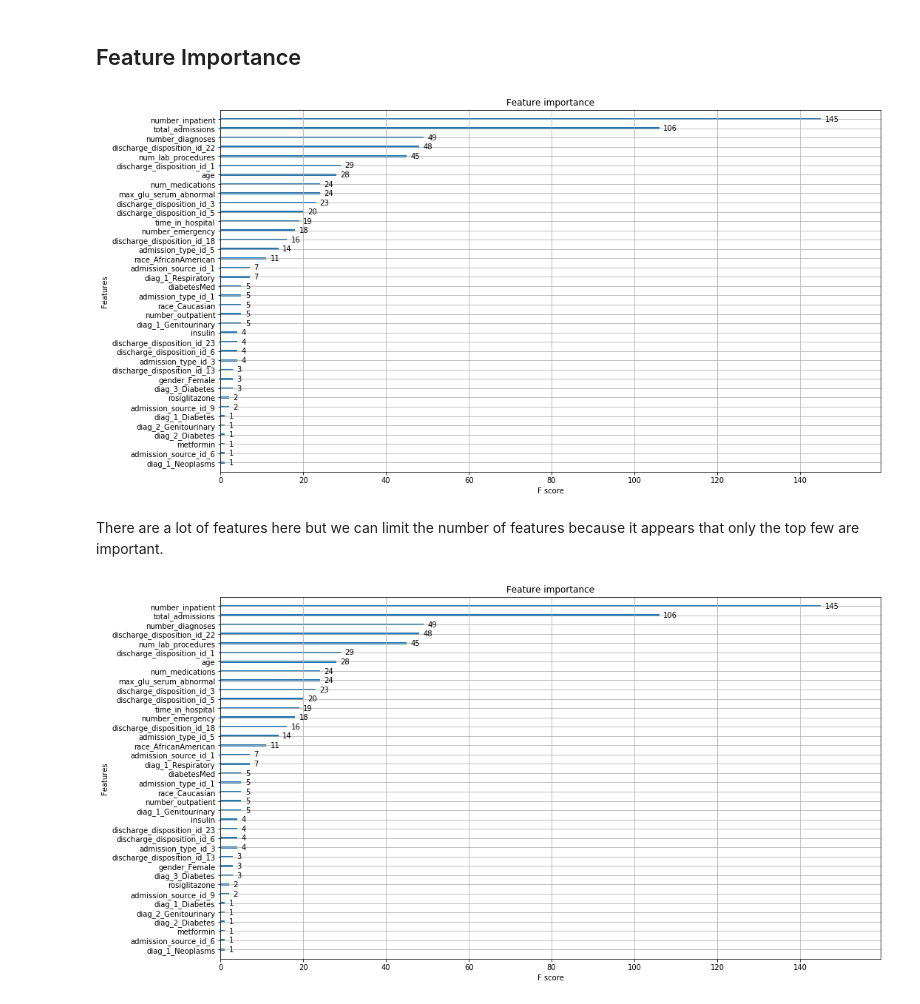
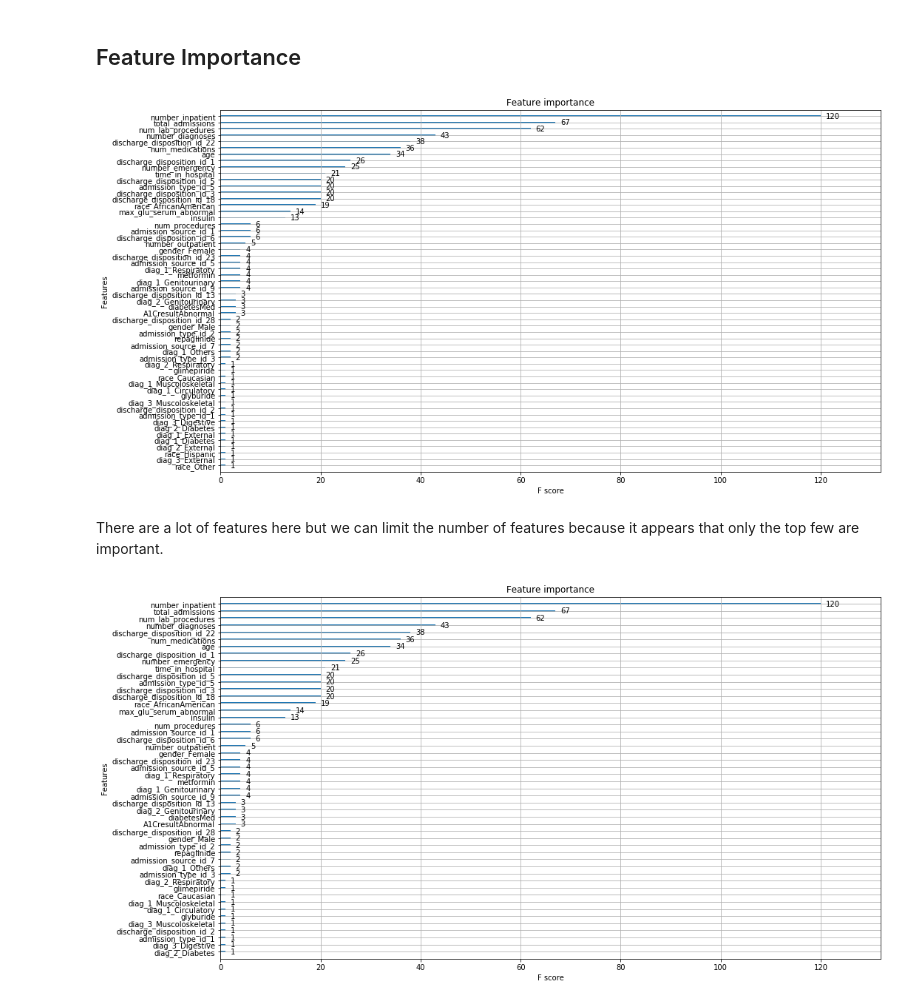
Before and after one commit to Sangha05/Diabetes_Readmission, a Jupyter notebook: Short Term Risk Prediction With XGBoost V3.ipynb, the cells around one changed output. Cells and saved outputs as stored; diff of their text form; code cells hidden in the pictures.

```diff
--- a/Short Term Risk Prediction With XGBoost V3.ipynb
+++ b/Short Term Risk Prediction With XGBoost V3.ipynb
@@ -96,7 +96,7 @@ Best: 0.615385 using {'learning_rate': 0.03, 'max_depth': 3, 'min_child_weight':
 # %% [markdown]
 ## Train A Model With Best Hyperparameters
 # %%
-model = XGBClassifier(n_jobs=8, learning_rate=0.03, max_depth=3, n_estimators=100, scale_pos_weight=20, min_child_weight=3)
+model = XGBClassifier(n_jobs=8, learning_rate=0.03, max_depth=3, n_estimators=100, scale_pos_weight=scale_pos_weight, min_child_weight=3)
 model.fit(X_train, y_train)
 # %% [output]
 XGBClassifier(base_score=0.5, booster='gbtree', colsample_bylevel=1,
@@ -114,0 +131,3 @@ Accuracy: 71.72%
+# %%
+model2 = XGBClassifier(n_jobs=8, learning_rate=0.03, max_depth=3, n_estimators=100, scale_pos_weight=scale_pos_weight, min_child_weight=3, colsample_bylevel=0.75, colsample_bynode=0.75, colsample_bytree=0.75, subsample=0.75)
+model2.fit(X_train, y_train)
@@ -172,14 +205,14 @@ pickle.dump(model, open("short_term_xgboost_v3.pickle.dat", "wb"))
 ## Feature Importance
 # %%
 plt.rcParams["figure.figsize"] = [16,9]
-plot_importance(model)
+plot_importance(model2)
 plt.show()
 # %% [output]
-[figure, old version]
+[figure, new version]
 # %% [markdown]
 There are a lot of features here but we can limit the number of features because it appears that only the top few are important.
 # %%
-plot_importance(model, max_num_features=50)
+plot_importance(model2, max_num_features=50)
 plt.show()
 # %% [output]
-[figure, old version]
+[figure, new version]
```
Also changed, not shown: parts of 15 cells of this notebook, 3 other files.
